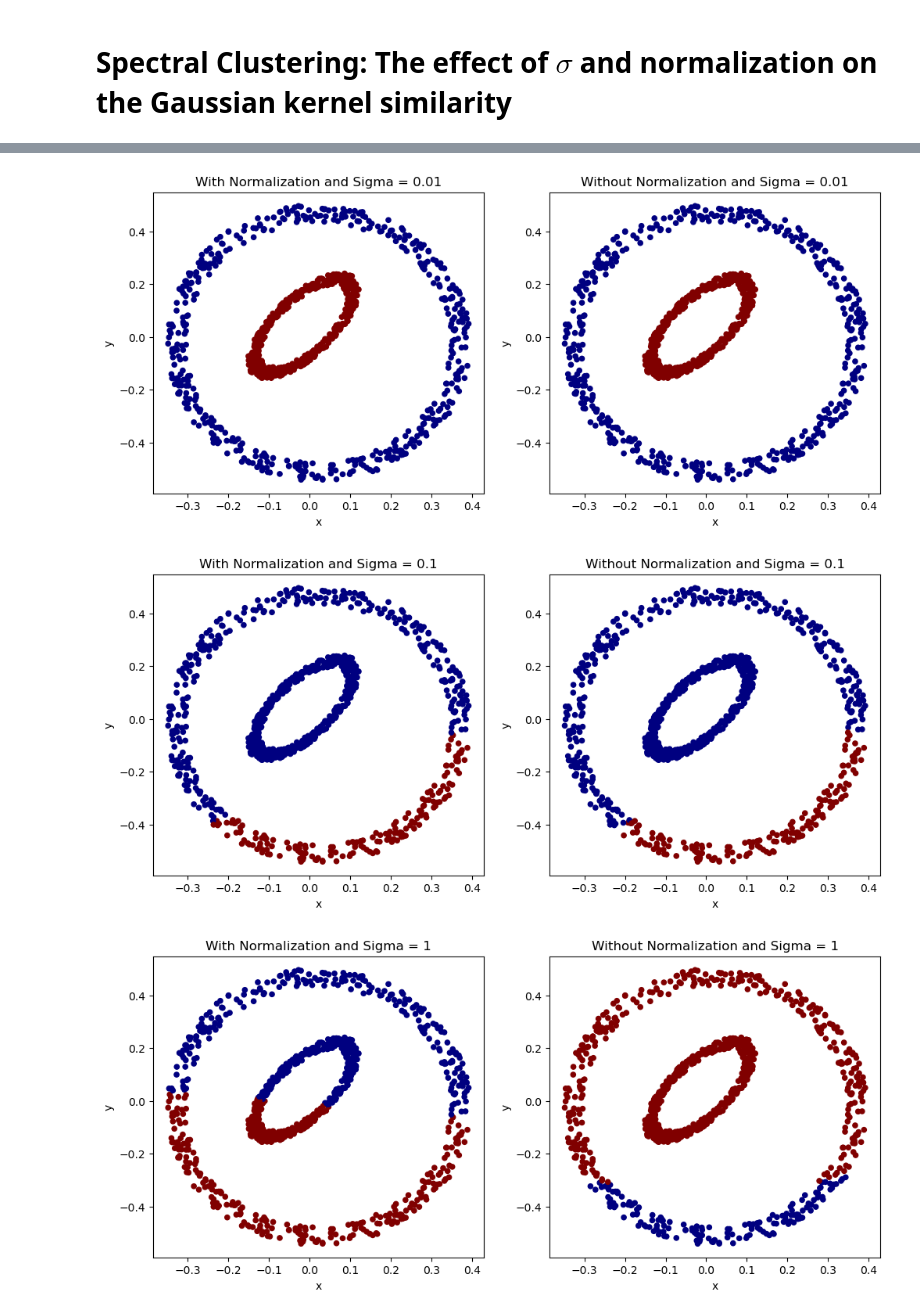
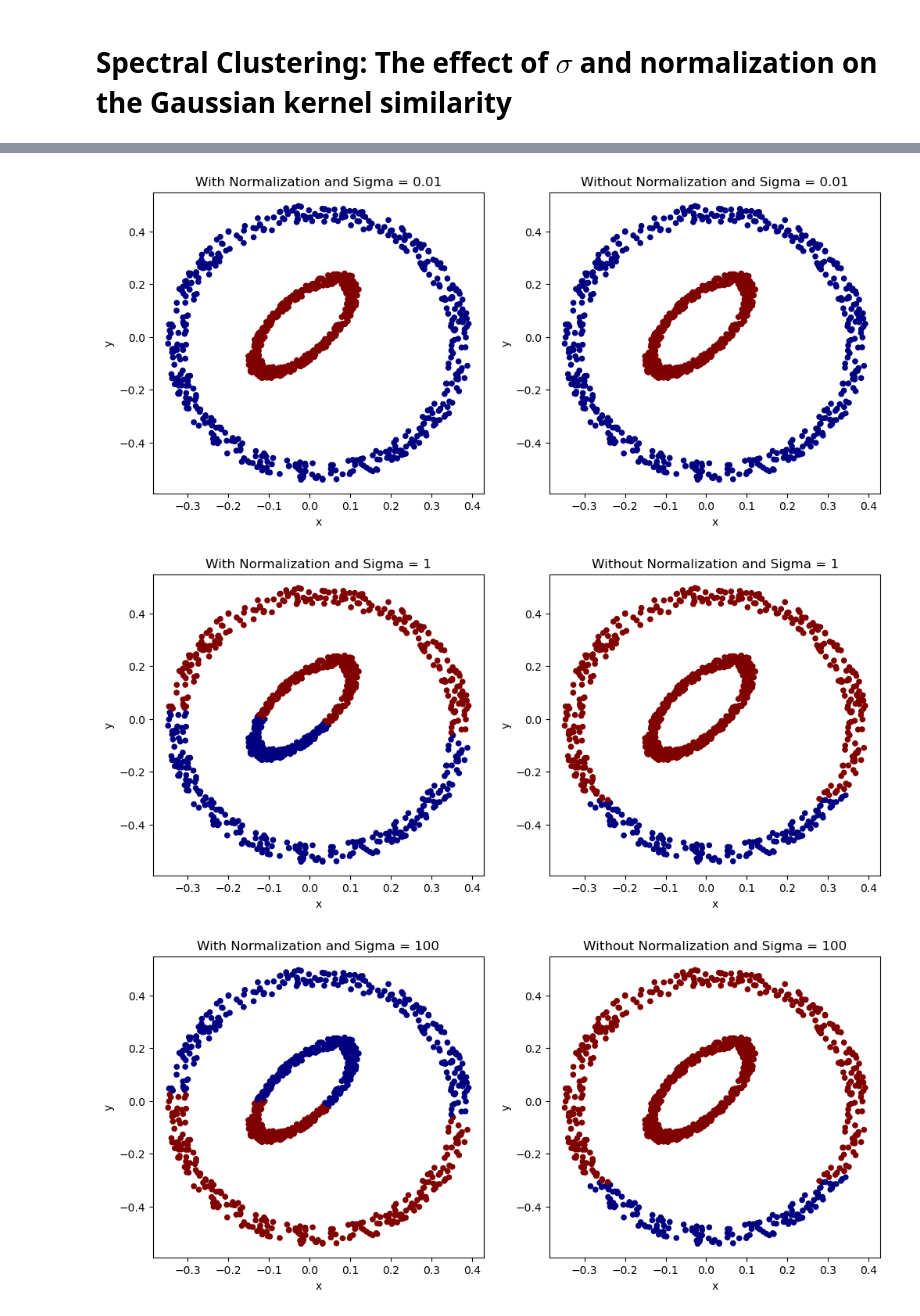
Before and after one commit to ngkhiem97/clustering, a Jupyter notebook: simulation_sc.ipynb, the cells around one changed output, grey strips where cells are left out. Saved outputs shown, nothing was run; the diff lists cells and outputs as text; code cells hidden in the pictures.

```diff
--- a/simulation_sc.ipynb
+++ b/simulation_sc.ipynb
@@ -51,8 +61,14 @@ Similar to the method we used with cosine similarity, we can operate spectral cl
 # %%
+
+start = time.time()
 sc1 = SpectralClustering(k=2,data=square_df.to_numpy(),similarity='gaussian', sigma=1)
+result1 = sc1.run(normalize=False)
+sc1_time = time.time() - start
 sc2 = SpectralClustering(k=2,data=elliptical_df.to_numpy(),similarity='gaussian', sigma=0.01)
-result1 = sc1.run(normalize=False)
 result2 = sc2.run(normalize=False)
+sc2_time = time.time() - start - sc1_time
+print('Time for Gaussian Similarity on Square Data: ', sc1_time)
+print('Time for Gaussian Similarity on Elliptical Data: ', sc2_time)
 
 labels1 = result1.labels
 labels2 = result2.labels
@@ -82,10 +102,18 @@ where $d_i$ is the degree of the $i$-th node. The degree of a node is the number
 # %%
-
-for sigma in [0.01, 0.1, 1]:
+sc1_time_arr = []
+sc2_time_arr = []
+for sigma in [0.01, 1, 100, 10000]:
+    start = time.time()
     sc1 = SpectralClustering(k=2,data=elliptical_df.to_numpy(),similarity='gaussian', sigma=sigma)
+    result1 = sc1.run(normalize=True)
+    sc1_time = time.time() - start
     sc2 = SpectralClustering(k=2,data=elliptical_df.to_numpy(),similarity='gaussian', sigma=sigma)
-    result1 = sc1.run(normalize=True)
     result2 = sc2.run(normalize=False)
+    sc2_time = time.time() - start - sc1_time
+    print('Time for Gaussian Similarity with Normaliation on Elliptical Data with Sigma = ' + str(sigma) + ': ', sc1_time)
+    print('Time for Gaussian Similarity without Normaliation on Elliptical Data with Sigma = ' + str(sigma) + ': ', sc2_time)
+    sc1_time_arr.append(sc1_time)
+    sc2_time_arr.append(sc2_time)
 
     labels1 = result1.labels
     labels2 = result2.labels
@@ -99,3 +135,3 @@ for sigma in [0.01, 0.1, 1]:
 [figure]
-[figure, old version]
+[figure, new version]
-[figure, old version]
+[figure, new version]
```
Also changed, not shown: parts of 10 cells of this notebook.
